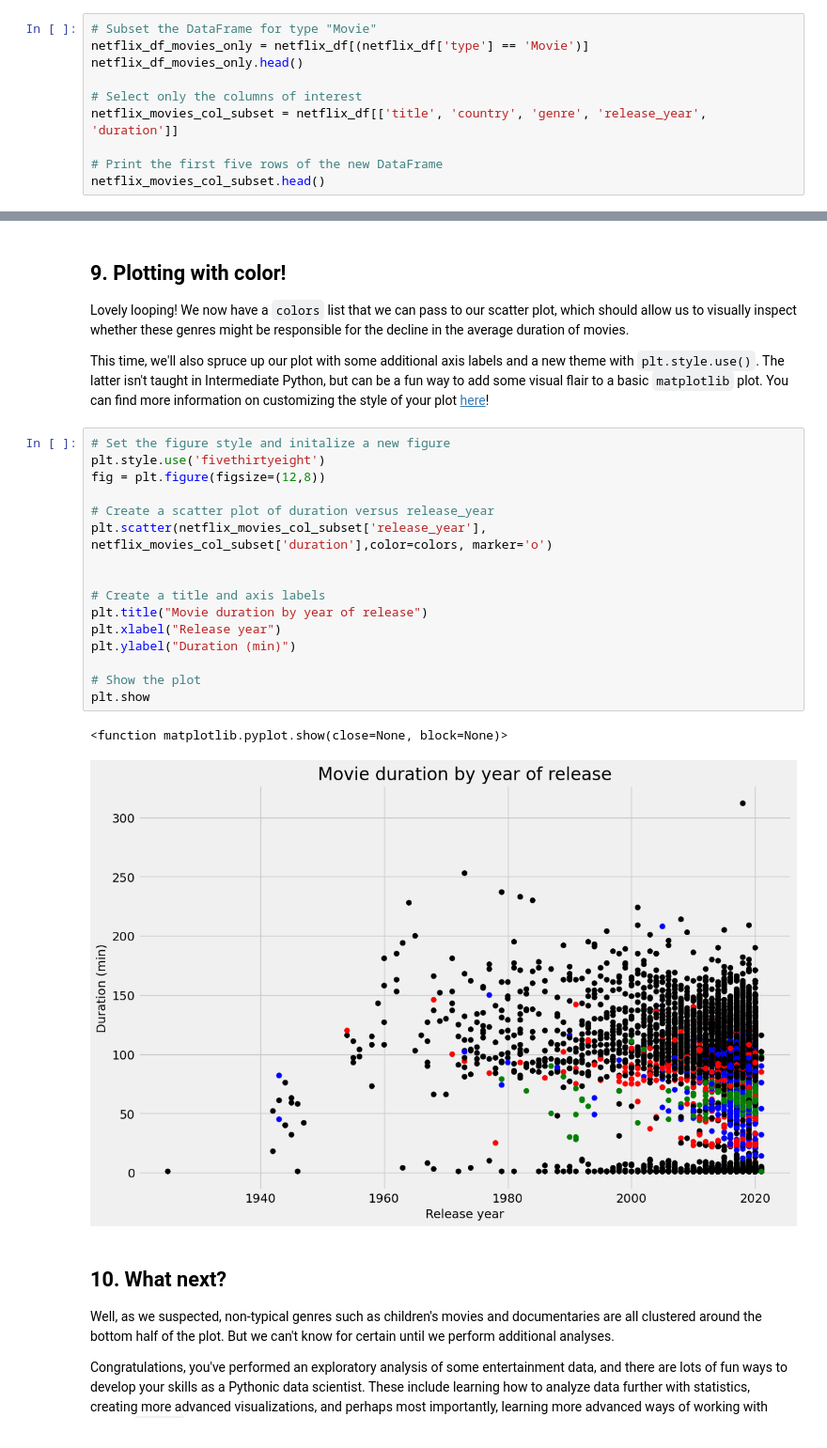
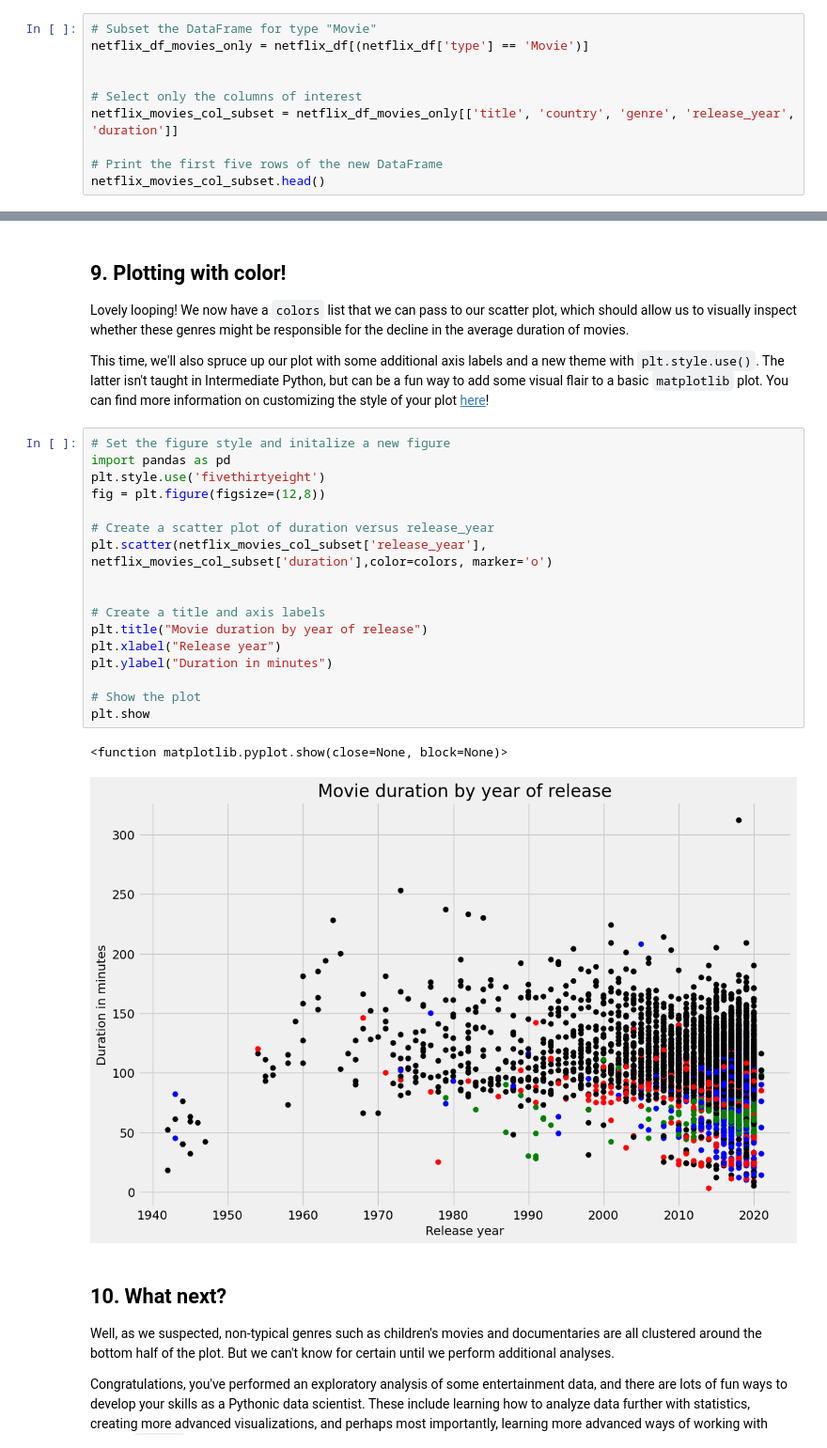
Before and after one commit to davenust/cww_individual_project, a Jupyter notebook: notebook.ipynb, the cells around one changed output, grey strips where cells are left out. Shown: that part at 94% size. Cells and saved outputs as stored; diff of their text form.

```diff
--- a/notebook.ipynb
+++ b/notebook.ipynb
@@ -108,10 +108,10 @@ netflix_df.head()
 # %%
 # Subset the DataFrame for type "Movie"
 netflix_df_movies_only = netflix_df[(netflix_df['type'] == 'Movie')]
-netflix_df_movies_only.head()
+
 
 # Select only the columns of interest
-netflix_movies_col_subset = netflix_df[['title', 'country', 'genre', 'release_year', 'duration']]
+netflix_movies_col_subset = netflix_df_movies_only[['title', 'country', 'genre', 'release_year', 'duration']]
 
 # Print the first five rows of the new DataFrame
 netflix_movies_col_subset.head()
@@ -203,23 +202,24 @@ black
 <p>This time, we'll also spruce up our plot with some additional axis labels and a new theme with <code>plt.style.use()</code>. The latter isn't taught in Intermediate Python, but can be a fun way to add some visual flair to a basic <code>matplotlib</code> plot. You can find more information on customizing the style of your plot <a href="https://matplotlib.org/stable/tutorials/introductory/customizing.html">here</a>!</p>
 # %%
 # Set the figure style and initalize a new figure
+import pandas as pd
 plt.style.use('fivethirtyeight')
 fig = plt.figure(figsize=(12,8))
 
 # Create a scatter plot of duration versus release_year
 plt.scatter(netflix_movies_col_subset['release_year'], netflix_movies_col_subset['duration'],color=colors, marker='o')
 
 
 # Create a title and axis labels
 plt.title("Movie duration by year of release")
 plt.xlabel("Release year")
-plt.ylabel("Duration (min)")
+plt.ylabel("Duration in minutes")
 
 # Show the plot
 plt.show
 # %% [output]
 <function matplotlib.pyplot.show(close=None, block=None)>
-[figure, old version]
+[figure, new version]
 # %% [markdown]
 ## 10. What next?
 <p>Well, as we suspected, non-typical genres such as children's movies and documentaries are all clustered around the bottom half of the plot. But we can't know for certain until we perform additional analyses. </p>
```
Also changed, not shown: parts of 4 cells of this notebook, 5 other files.
